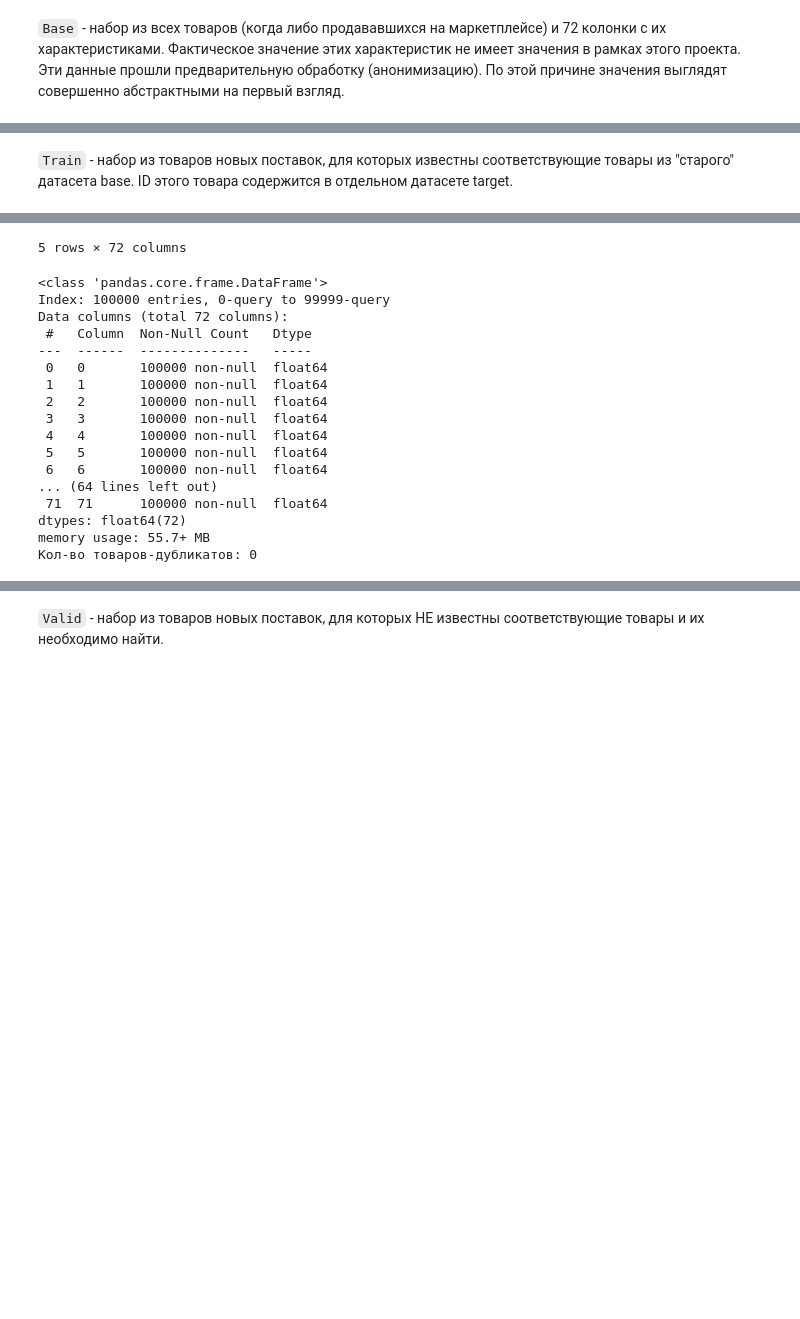
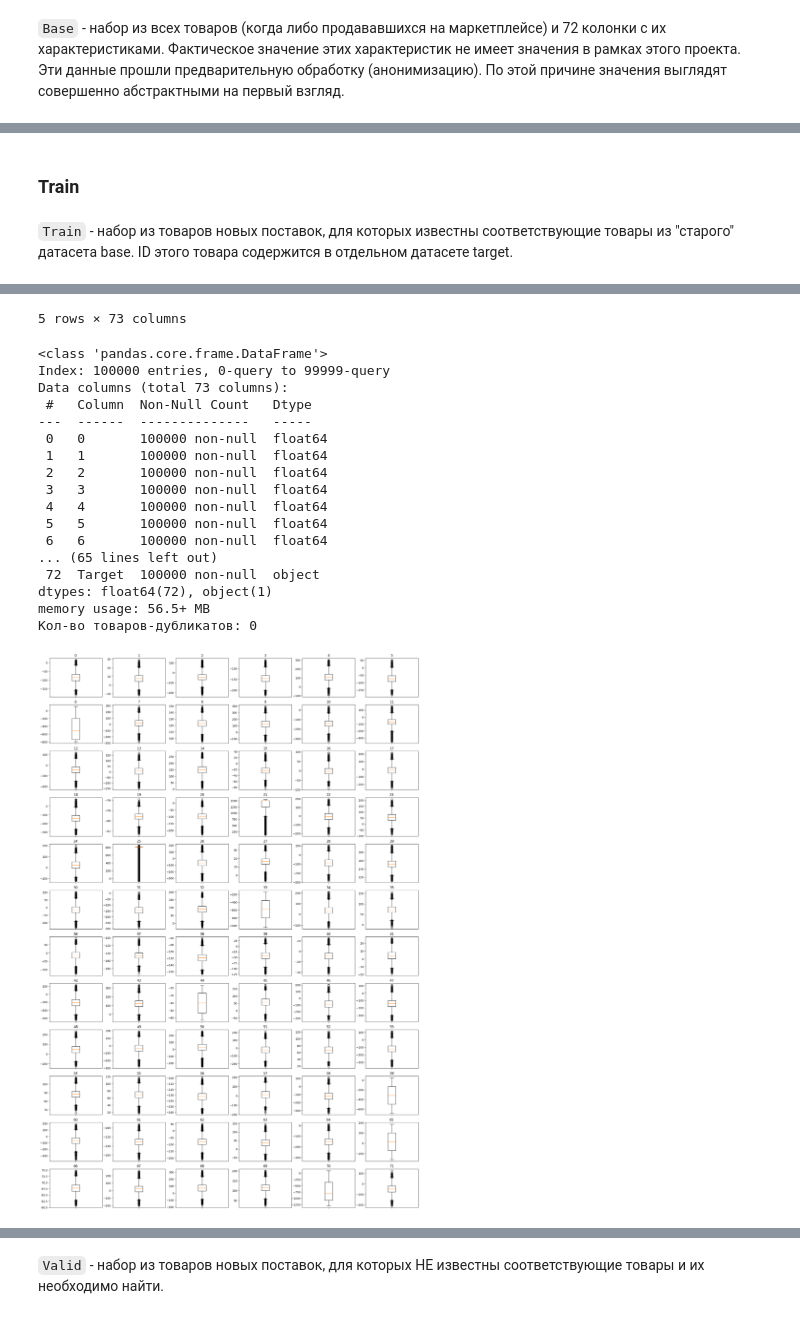
Before and after one commit to Danspers/Matching, a Jupyter notebook: Matching.ipynb, the cells around one changed output, grey strips where cells are left out. Drawn from its saved outputs; the diff is of its cells as text; code cells hidden in the pictures; blank space fills up the shorter version.

```diff
--- a/Matching.ipynb
+++ b/Matching.ipynb
@@ -90,32 +114,36 @@ None
+# %% [markdown]
+### Train
 # %% [markdown]
 `Train` - набор из товаров новых поставок, для которых известны соответствующие товары из "старого" датасета base. ID этого товара содержится в отдельном датасете target.
 # %%
 display(df_train.head())
 df_train.info()
 print('Кол-во товаров-дубликатов:', df_train.duplicated().sum())
+show_graph_matrix(df_train)
 # %% [output]
 |  | 0 | 1 | 2 | 3 | 4 | 5 | 6 | 7 | 8 | 9 | ... | ... |
 | Id |  |  |  |  |  |  |  |  |  |  |  | ... |
 | 0-query | -53.882748 | 17.971436 | -42.117104 | -183.93668 | 187.517490 | -87.144930 | -347.360606 | 38.307602 | 109.085560 | 30.413513 | ... | ... |
 | 1-query | -87.776370 | 6.806268 | -32.054546 | -177.26039 | 120.803330 | -83.810590 | -94.572749 | -78.433090 | 124.915900 | 140.331070 | ... | ... |
 | 2-query | -49.979565 | 3.841486 | -116.118590 | -180.40198 | 190.128430 | -50.837620 | 26.943937 | -30.447489 | 125.771164 | 211.607820 | ... | ... |
 | 3-query | -47.810562 | 9.086598 | -115.401695 | -121.01136 | 94.652840 | -109.255410 | -775.150134 | 79.186520 | 124.003100 | 242.650650 | ... | ... |
 | 4-query | -79.632126 | 14.442886 | -58.903397 | -147.05254 | 57.127068 | -16.239529 | -321.317964 | 45.984676 | 125.941284 | 103.392670 | ... | ... |
-5 rows × 72 columns
+5 rows × 73 columns
 <class 'pandas.core.frame.DataFrame'>
 Index: 100000 entries, 0-query to 99999-query
-Data columns (total 72 columns):
+Data columns (total 73 columns):
  #   Column  Non-Null Count   Dtype
 ---  ------  --------------   -----
  0   0       100000 non-null  float64
  1   1       100000 non-null  float64
  2   2       100000 non-null  float64
  3   3       100000 non-null  float64
  4   4       100000 non-null  float64
  5   5       100000 non-null  float64
  6   6       100000 non-null  float64
-... (64 lines left out)
- 71  71      100000 non-null  float64
-dtypes: float64(72)
-memory usage: 55.7+ MB
+... (65 lines left out)
+ 72  Target  100000 non-null  object
+dtypes: float64(72), object(1)
+memory usage: 56.5+ MB
 Кол-во товаров-дубликатов: 0
+[figure, added]
```
Also changed, not shown: parts of 11 cells of this notebook.
